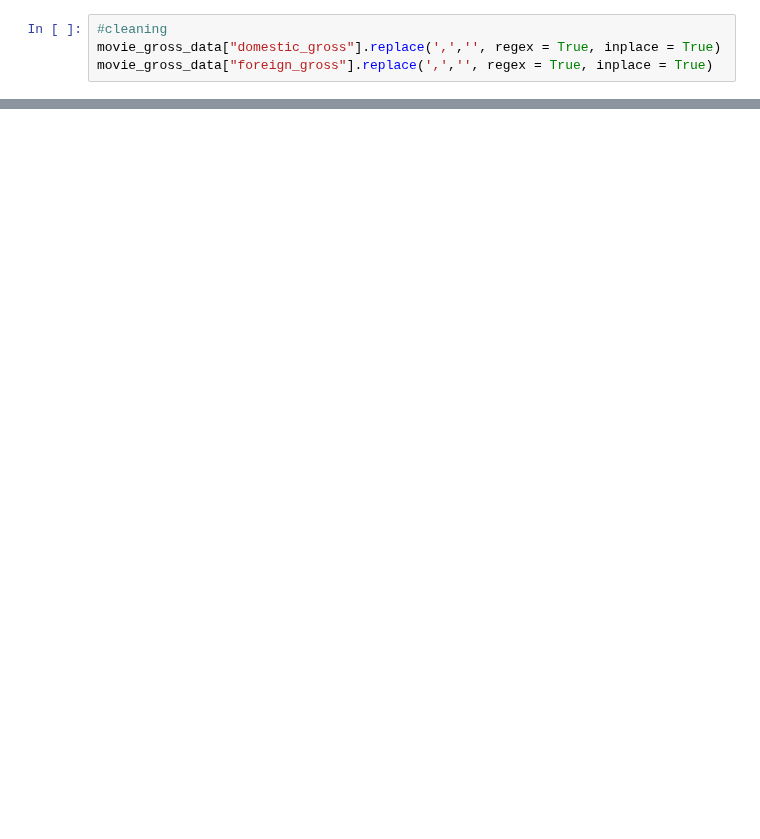
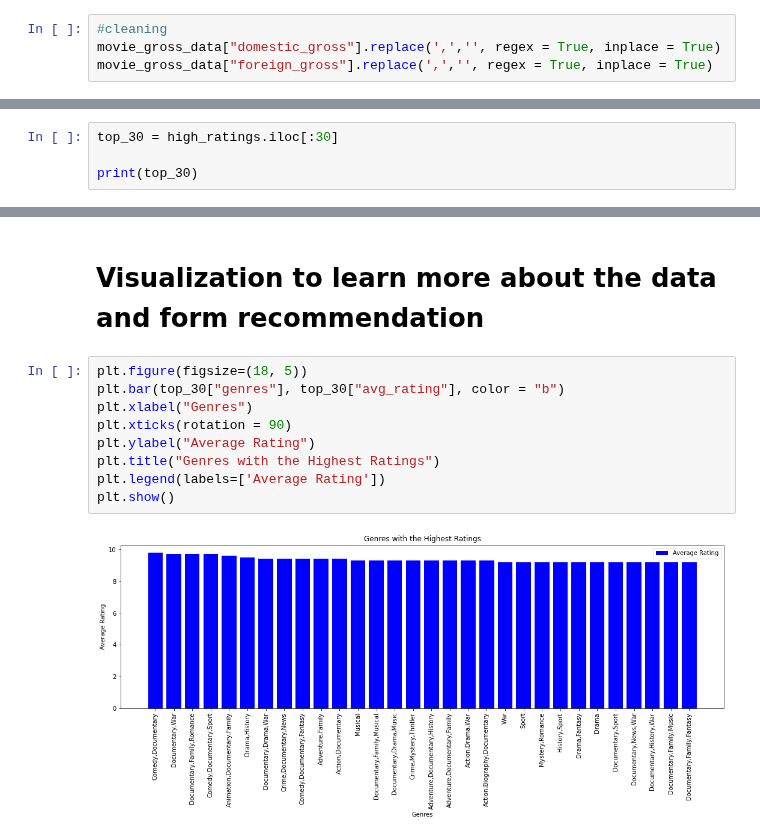
Before and after one commit to QuinnGrigsby/Capstone_Git-ing_it_done_MovieInformation, a Jupyter notebook: Data Understanding.ipynb, the cells around one changed output, grey strips where cells are left out. Saved outputs shown, nothing was run; the diff lists cells and outputs as text; blank space fills up the shorter version.

Commit message:
added markdown cells, fixed visualizations, code help from quinn

```diff
--- a/Data Understanding.ipynb
+++ b/Data Understanding.ipynb
@@ -248,0 +176,4 @@ print(movie_gross_data)
+# %%
+top_30 = high_ratings.iloc[:30]
+
+print(top_30)
@@ -248,0 +198,13 @@ print(movie_gross_data)
+# %% [markdown]
+# Visualization to learn more about the data and form recommendation
+# %%
+plt.figure(figsize=(18, 5))
+plt.bar(top_30["genres"], top_30["avg_rating"], color = "b")
+plt.xlabel("Genres")
+plt.xticks(rotation = 90)
+plt.ylabel("Average Rating")
+plt.title("Genres with the Highest Ratings")
+plt.legend(labels=['Average Rating'])
+plt.show()
+# %% [output]
+[figure, added]
```
Also changed, not shown: parts of 33 cells of this notebook.
